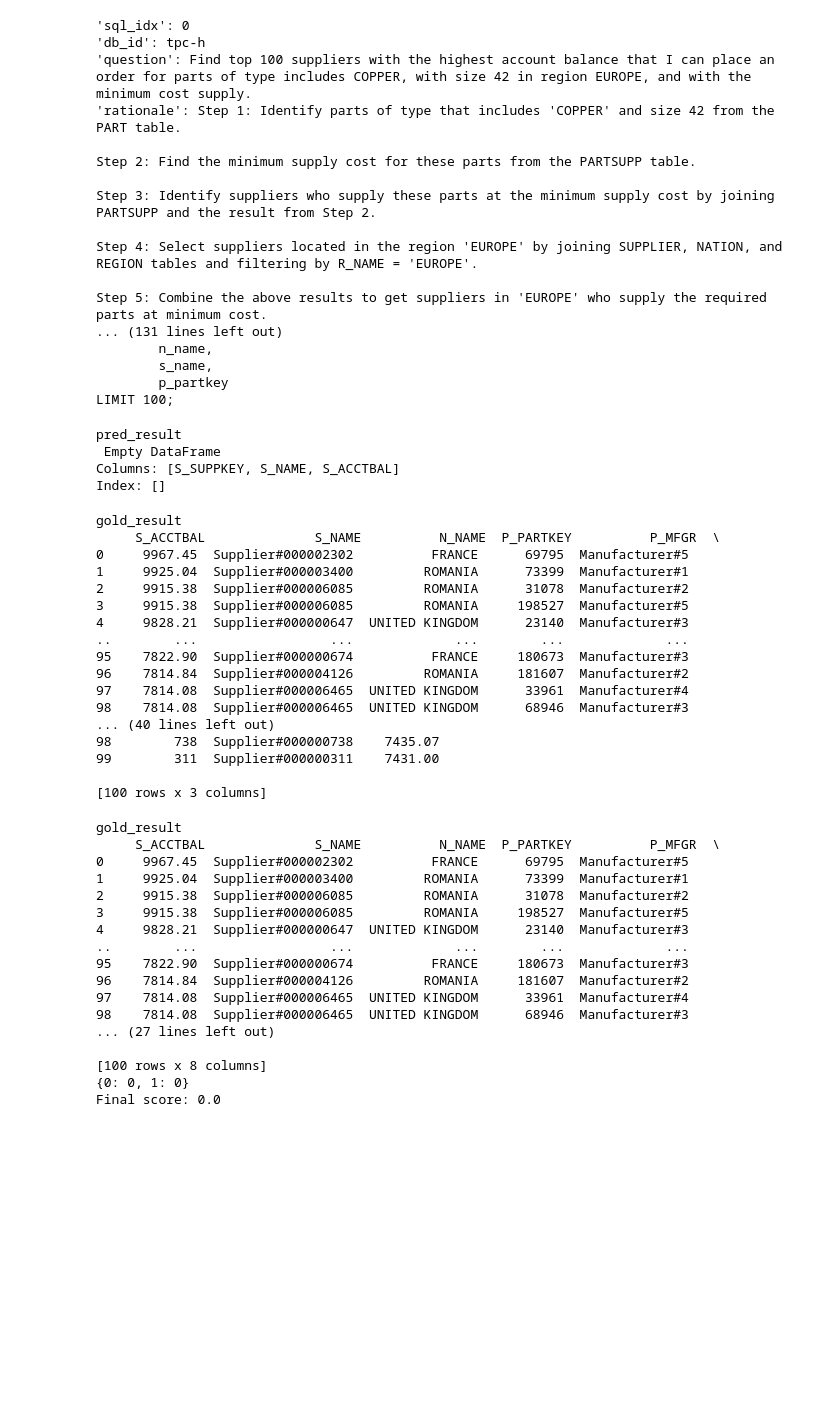
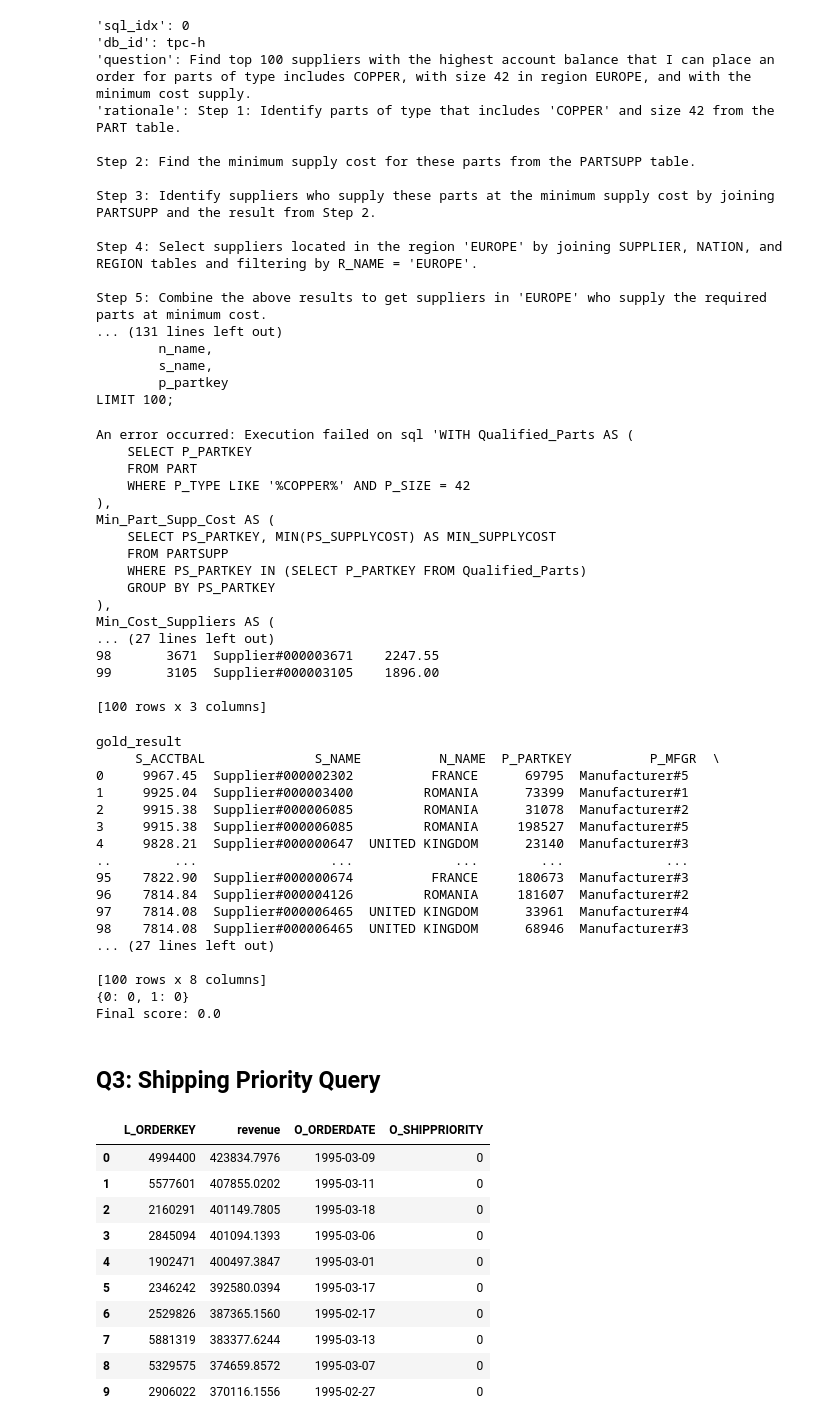
Before and after one commit to simonjisu/BusinessObjects, a Jupyter notebook: test-tpch-gpt4.ipynb, the cells around one changed output. Drawn from its saved outputs; the diff is of its cells as text; code cells hidden in the pictures; blank space fills up the shorter version.

```diff
--- a/test-tpch-gpt4.ipynb
+++ b/test-tpch-gpt4.ipynb
@@ -497,12 +499,13 @@ for data in tqdm(all_full_sql, total=len(all_full_sql)):
     sql_idx = data['sql_idx']
     db_id = data['db_id']
     database = SqliteDatabase(db_file=db_path)
-    pred_result = database.execute(data['full_sql_query'])
-    print('pred_result\n', pred_result)
-    gold_result = database.execute(data['gold_sql'])
-    print('gold_result\n', gold_result)
-    error_info = None
     try:
+        pred_result = database.execute(data['full_sql_query'])
+        print('pred_result\n', pred_result)
+        gold_result = database.execute(data['gold_sql'])
+        print('gold_result\n', gold_result)
+        error_info = None
+
         score = compare_execution(pred_result, gold_result)
     except Exception as e:
         print(f"An error occurred: {e}")
@@ -523,10 +526,23 @@ print({item['instance_id']: item['score'] for item in output_results})
 score = sum([item['score'] for item in output_results]) / len(output_results)
 print(f"Final score: {score}")
 # %% [output]
-pred_result
- Empty DataFrame
-Columns: [S_SUPPKEY, S_NAME, S_ACCTBAL]
-Index: []
+An error occurred: Execution failed on sql 'WITH Qualified_Parts AS (
+    SELECT P_PARTKEY
+    FROM PART
+    WHERE P_TYPE LIKE '%COPPER%' AND P_SIZE = 42
+),
+Min_Part_Supp_Cost AS (
+    SELECT PS_PARTKEY, MIN(PS_SUPPLYCOST) AS MIN_SUPPLYCOST
+    FROM PARTSUPP
+    WHERE PS_PARTKEY IN (SELECT P_PARTKEY FROM Qualified_Parts)
+    GROUP BY PS_PARTKEY
+),
+Min_Cost_Suppliers AS (
+... (27 lines left out)
+98       3671  Supplier#000003671    2247.55
+99       3105  Supplier#000003105    1896.00
+
+[100 rows x 3 columns]
 gold_result
      S_ACCTBAL              S_NAME          N_NAME  P_PARTKEY          P_MFGR  \
 0     9967.45  Supplier#000002302          FRANCE      69795  Manufacturer#5
@@ -539,25 +555,10 @@ gold_result
 96    7814.84  Supplier#000004126         ROMANIA     181607  Manufacturer#2
 97    7814.08  Supplier#000006465  UNITED KINGDOM      33961  Manufacturer#4
 98    7814.08  Supplier#000006465  UNITED KINGDOM      68946  Manufacturer#3
-... (40 lines left out)
-98        738  Supplier#000000738    7435.07
-99        311  Supplier#000000311    7431.00
+... (27 lines left out)
 
-[100 rows x 3 columns]
+[100 rows x 8 columns]
+{0: 0, 1: 0}
+Final score: 0.0
-gold_result
-     S_ACCTBAL              S_NAME          N_NAME  P_PARTKEY          P_MFGR  \
-0     9967.45  Supplier#000002302          FRANCE      69795  Manufacturer#5
-1     9925.04  Supplier#000003400         ROMANIA      73399  Manufacturer#1
-2     9915.38  Supplier#000006085         ROMANIA      31078  Manufacturer#2
-3     9915.38  Supplier#000006085         ROMANIA     198527  Manufacturer#5
-4     9828.21  Supplier#000000647  UNITED KINGDOM      23140  Manufacturer#3
-..        ...                 ...             ...        ...             ...
-95    7822.90  Supplier#000000674          FRANCE     180673  Manufacturer#3
-96    7814.84  Supplier#000004126         ROMANIA     181607  Manufacturer#2
-97    7814.08  Supplier#000006465  UNITED KINGDOM      33961  Manufacturer#4
-98    7814.08  Supplier#000006465  UNITED KINGDOM      68946  Manufacturer#3
-... (27 lines left out)
-
-[100 rows x 8 columns]
-{0: 0, 1: 0}
-Final score: 0.0
+# %% [markdown]
+## Q3: Shipping Priority Query
@@ -563,0 +622,15 @@ Final score: 0.0
+# %%
+database = SqliteDatabase(db_file=db_path)
+database.execute(gold_sql1)
+# %% [output]
+|  | L_ORDERKEY | revenue | O_ORDERDATE | O_SHIPPRIORITY |
+| 0 | 4994400 | 423834.7976 | 1995-03-09 | 0 |
+| 1 | 5577601 | 407855.0202 | 1995-03-11 | 0 |
+| 2 | 2160291 | 401149.7805 | 1995-03-18 | 0 |
+| 3 | 2845094 | 401094.1393 | 1995-03-06 | 0 |
+| 4 | 1902471 | 400497.3847 | 1995-03-01 | 0 |
+| 5 | 2346242 | 392580.0394 | 1995-03-17 | 0 |
+| 6 | 2529826 | 387365.1560 | 1995-02-17 | 0 |
+| 7 | 5881319 | 383377.6244 | 1995-03-13 | 0 |
+| 8 | 5329575 | 374659.8572 | 1995-03-07 | 0 |
+| 9 | 2906022 | 370116.1556 | 1995-02-27 | 0 |
```
Also changed, not shown: parts of 12 cells of this notebook, 1 other file.
